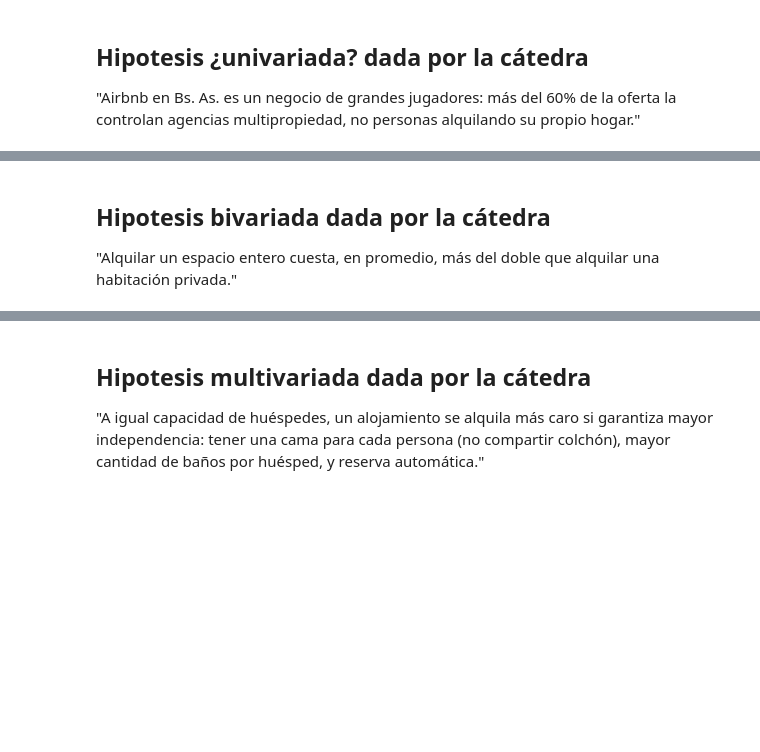
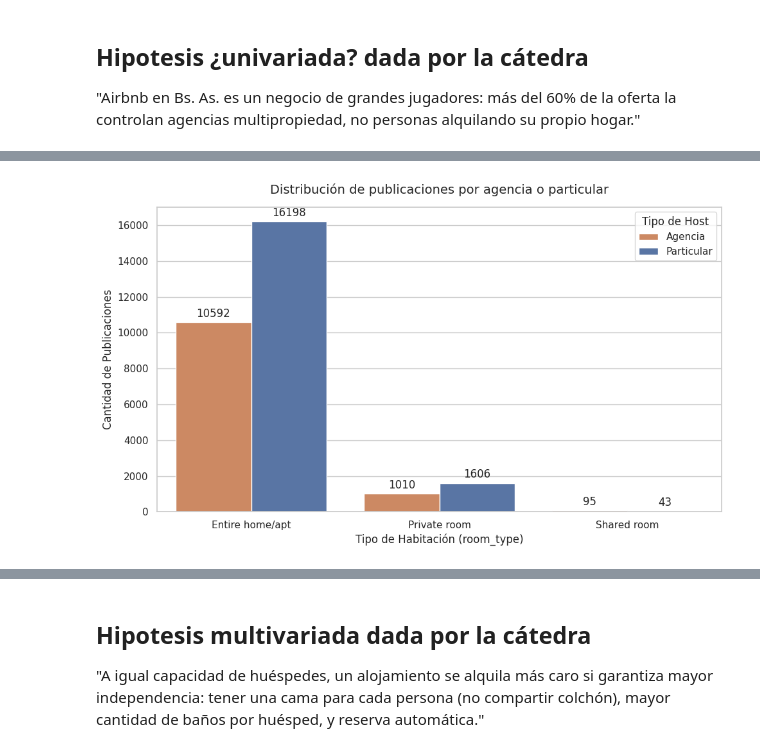
Before and after one commit to ClariflaroCode/TP_fundamentos_grupo30_airbnb, a Jupyter notebook: Entrega.ipynb, the cells around one changed output, grey strips where cells are left out. Drawn from its saved outputs; the diff is of its cells as text; code cells hidden in the pictures; blank space fills up the shorter version.

Commit message:
Descarga de dataser, analisis y acciones sobre price, planteo y código de hipotesis de cátedra

```diff
--- a/Entrega.ipynb
+++ b/Entrega.ipynb
@@ -182,3 +146,55 @@ Proporción muestral (p̂): 35.82%
+# %%
+import matplotlib.pyplot as plt
+import pandas as pd
+import seaborn as sns
+
+# Configuración de estilo visual
+sns.set_theme(style="whitegrid")
+
+# 1. Filtrar descartando 'hotel_room'
+df_filtered = df_listing[df_listing["room_type"] != "Hotel room"].copy()
+
+# 2. Contar cantidad total de propiedades por host_id
+host_counts = (
+    df_filtered.groupby("host_id").size().reset_index(name="total_properties")
+)
+
+# 3. Asignar categoría: 'Agencia' (>= 5) o 'Particular' (< 5)
+host_counts["host_type"] = host_counts["total_properties"].apply(
+    lambda x: "Agencia" if x >= 5 else "Particular"
+)
+
+# 4. Unir la clasificación de host de vuelta al DataFrame filtrado
+df_grouped = df_filtered.merge(host_counts[["host_id", "host_type"]], on="host_id")
+
+# 5. Generar la gráfica comparativa
+plt.figure(figsize=(10, 6))
+
+ax = sns.countplot(
+    data=df_grouped,
+    x="room_type",
+    hue="host_type",
+    palette={"Particular": "#4C72B0", "Agencia": "#DD8452"},
+)
+
+# Personalización del gráfico
+plt.title(
+    "Distribución de publicaciones por agencia o particular",
+    fontsize=14,
+    pad=15,
+)
+plt.xlabel("Tipo de Habitación (room_type)", fontsize=12)
+plt.ylabel("Cantidad de Publicaciones", fontsize=12)
+plt.legend(title="Tipo de Host")
+
+# Añadir etiquetas con el recuento exacto sobre cada barra
+for container in ax.containers:
+    ax.bar_label(container, fmt="%d", padding=3)
+
+plt.tight_layout()
+plt.show()
+# %% [output]
+[figure, added]
 # %%
 #df_listing.groupby(["latitude", "longitude"]).head()
 df_agrupado_mayor = df_listing[df_listing["calculated_host_listings_count"] > 4]
@@ -224,4 +203,0 @@ else:
-# %% [markdown]
-## Hipotesis bivariada dada por la cátedra
-"Alquilar un espacio entero cuesta, en promedio, más del doble que alquilar
-una habitación privada."
```
Also changed, not shown: parts of 36 cells of this notebook.
